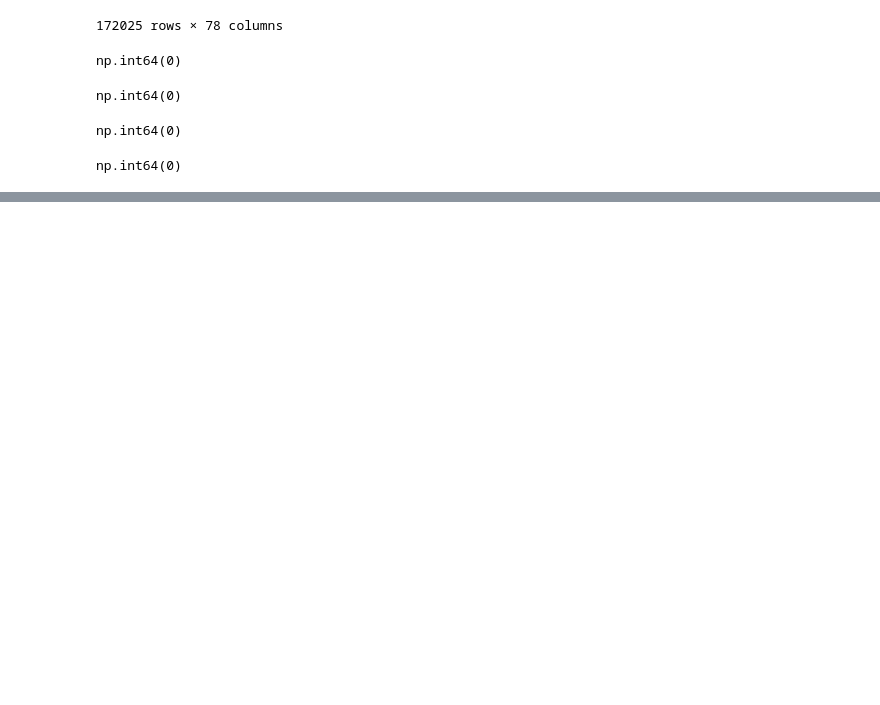
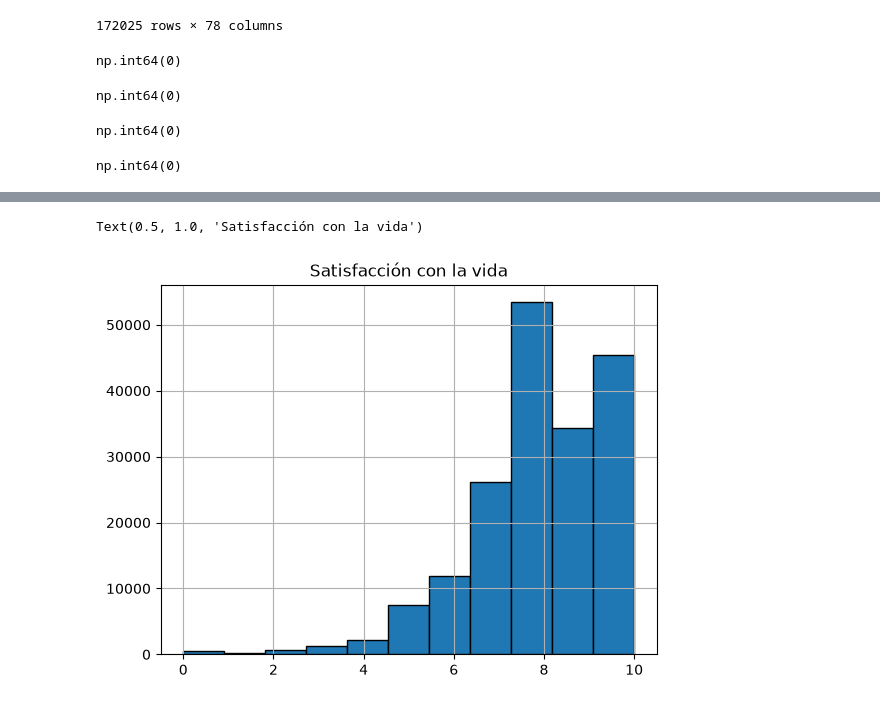
Before and after one commit to SaraVMH/Proyecto1-DATA1002, a Jupyter notebook: jupyter/proy.ipynb, the cells around one changed output, grey strips where cells are left out. Drawn from its saved outputs; the diff is of its cells as text; code cells hidden in the pictures; blank space fills up the shorter version.

```diff
--- a/jupyter/proy.ipynb
+++ b/jupyter/proy.ipynb
@@ -35,0 +100,7 @@ np.int64(0)
+# %%
+#HISTOGRAMA SATISFACCION
+hist_sat = df["P1895"].hist(bins=11, edgecolor="black")
+hist_sat.set_title("Satisfacción con la vida")
+# %% [output]
+Text(0.5, 1.0, 'Satisfacción con la vida')
+[figure, added]
```
Also changed, not shown: parts of 5 cells of this notebook, 4 other files.
